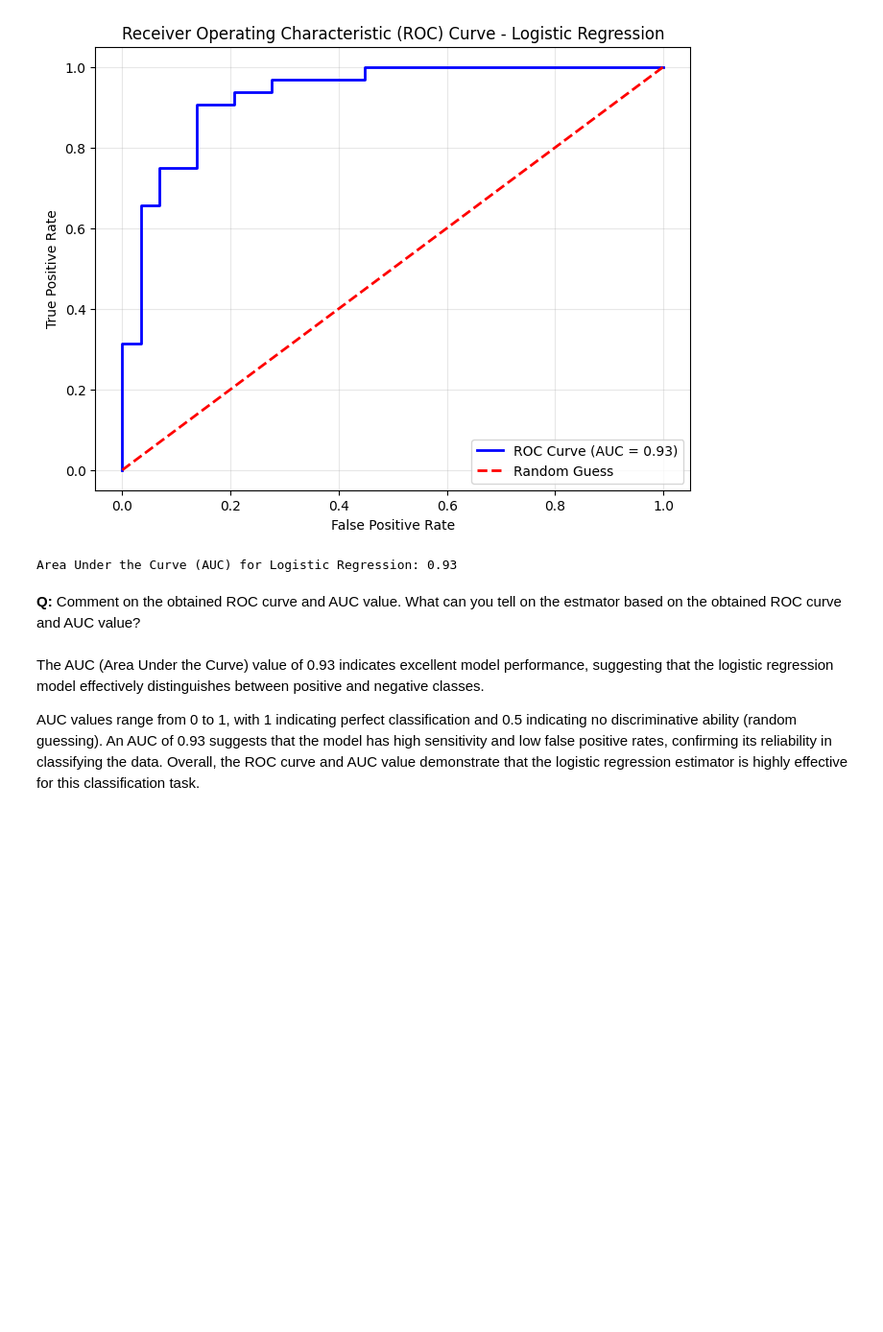
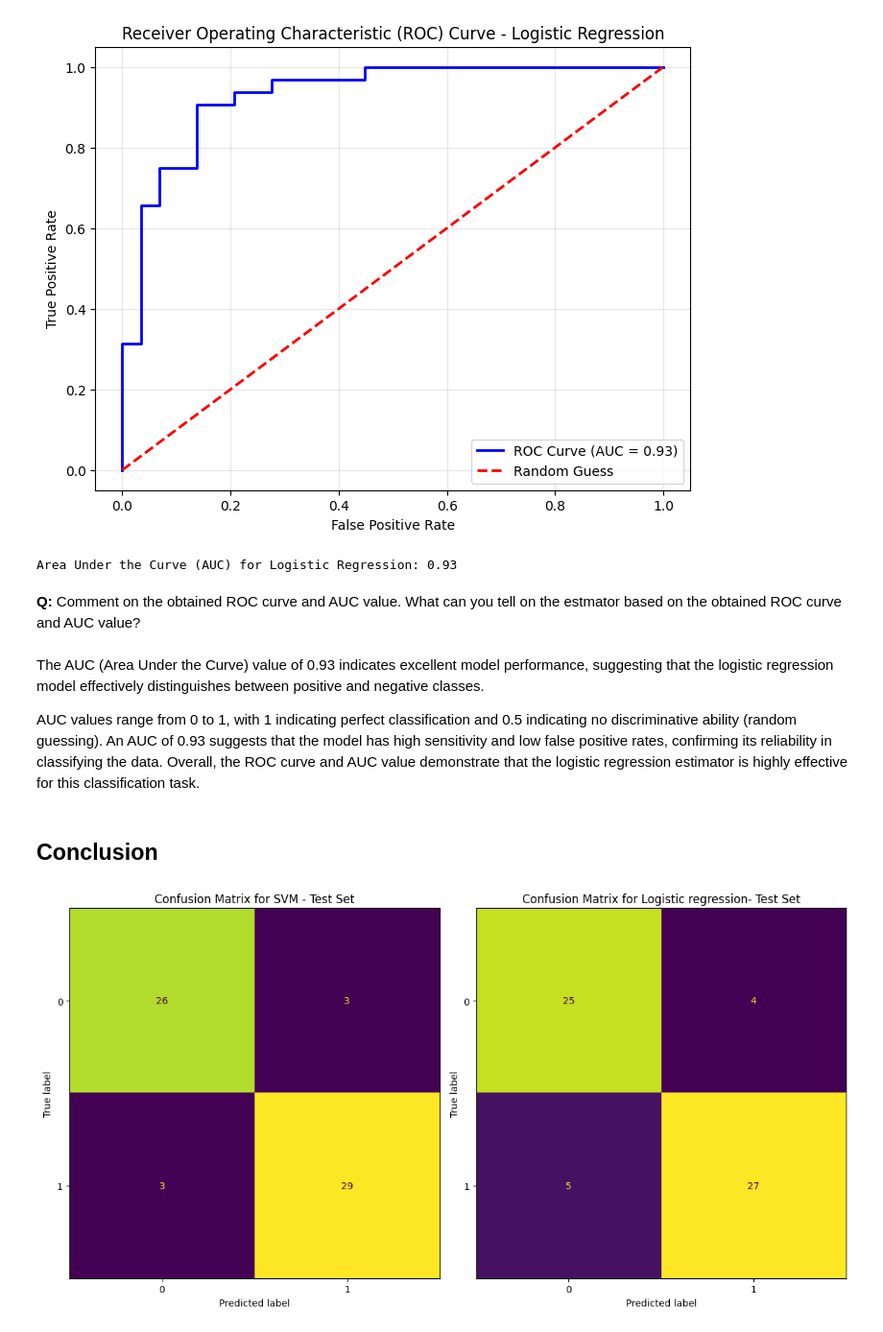
Before and after one commit to Tharindu396/Heartfailure_detection, a Jupyter notebook: Untitled.ipynb, the cells around one changed output. Shown at 96% size. Cells and saved outputs as stored; diff of their text form; code cells hidden in the pictures; blank space fills up the shorter version.

```diff
--- a/Untitled.ipynb
+++ b/Untitled.ipynb
@@ -738,3 +738,26 @@ Area Under the Curve (AUC) for Logistic Regression: 0.93
 The AUC (Area Under the Curve) value of 0.93 indicates excellent model performance, suggesting that the logistic regression model effectively distinguishes between positive and negative classes.
 
 AUC values range from 0 to 1, with 1 indicating perfect classification and 0.5 indicating no discriminative ability (random guessing). An AUC of 0.93 suggests that the model has high sensitivity and low false positive rates, confirming its reliability in classifying the data. Overall, the ROC curve and AUC value demonstrate that the logistic regression estimator is highly effective for this classification task.
+# %% [markdown]
+## Conclusion
+# %%
+
+# Generate confusion matrices for training and test sets
+train_cm = confusion_matrix(y_test, test_preds)
+test_cm = confusion_matrix(y_test, logistic_test_preds)
+
+# Plot both confusion matrices side by side
+fig, axes = plt.subplots(1, 2, figsize=(12, 6))
+
+# Training set confusion matrix
+ConfusionMatrixDisplay(train_cm).plot(ax=axes[0], colorbar=False)
+axes[0].set_title("Confusion Matrix for SVM - Test Set")
+
+# Test set confusion matrix
+ConfusionMatrixDisplay(test_cm).plot(ax=axes[1], colorbar=False)
+axes[1].set_title("Confusion Matrix for Logistic regression- Test Set")
+
+plt.tight_layout()
+plt.show()
+# %% [output]
+[figure, added]
```
Also changed, not shown: parts of 2 cells of this notebook.
